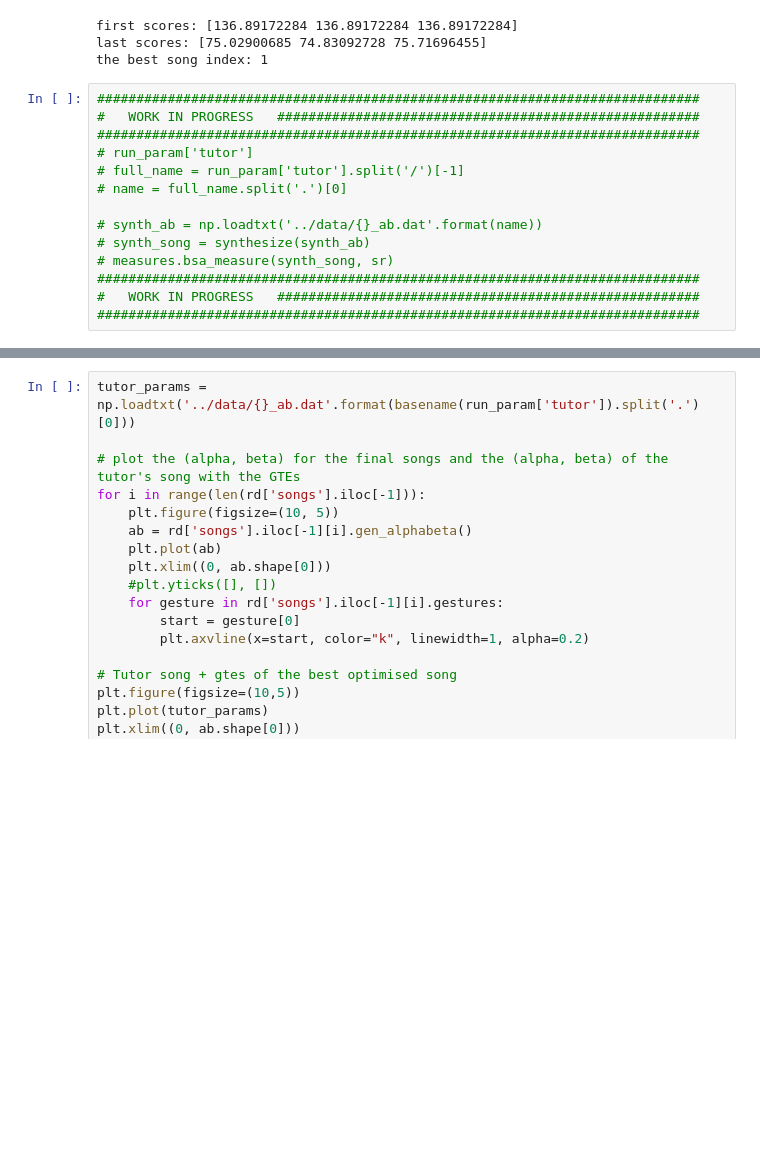
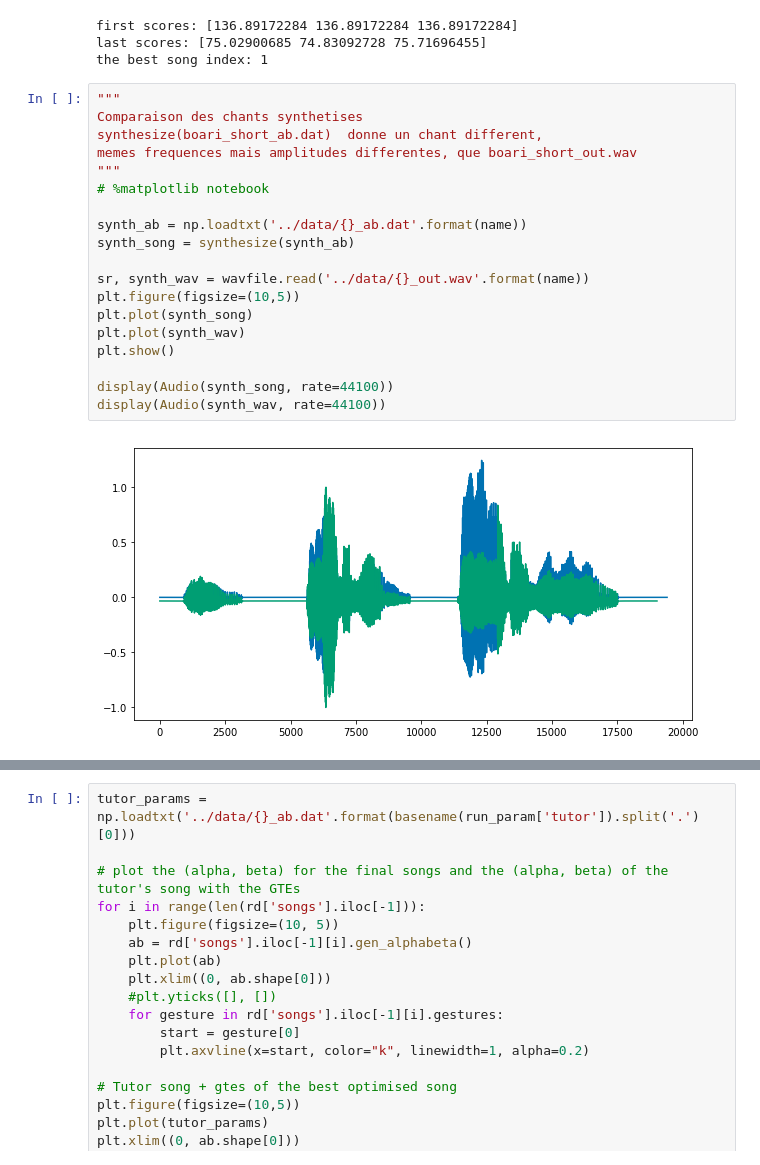
Before and after one commit to gnouveau/birdsonglearningmodel, a Jupyter notebook: analysis/song_fitter_analyser.ipynb, the cells around one changed output, grey strips where cells are left out. Cells and saved outputs as stored; diff of their text form; blank space fills up the shorter version.

```diff
--- a/analysis/song_fitter_analyser.ipynb
+++ b/analysis/song_fitter_analyser.ipynb
@@ -336,17 +329,24 @@ print("the best song index: {}".format(best))
 first scores: [136.89172284 136.89172284 136.89172284]
 last scores: [75.02900685 74.83092728 75.71696455]
 the best song index: 1
-# %%
-#############################################################################
-#   WORK IN PROGRESS   ######################################################
-#############################################################################
-# run_param['tutor']
-# full_name = run_param['tutor'].split('/')[-1]
-# name = full_name.split('.')[0]
-
-# synth_ab = np.loadtxt('../data/{}_ab.dat'.format(name))
-# synth_song = synthesize(synth_ab)
-# measures.bsa_measure(synth_song, sr)
-#############################################################################
-#   WORK IN PROGRESS   ######################################################
-#############################################################################
+# %%
+"""
+Comparaison des chants synthetises
+synthesize(boari_short_ab.dat)  donne un chant different,
+memes frequences mais amplitudes differentes, que boari_short_out.wav
+"""
+# %matplotlib notebook
+
+synth_ab = np.loadtxt('../data/{}_ab.dat'.format(name))
+synth_song = synthesize(synth_ab)
+
+sr, synth_wav = wavfile.read('../data/{}_out.wav'.format(name))
+plt.figure(figsize=(10,5))
+plt.plot(synth_song)
+plt.plot(synth_wav)
+plt.show()
+
+display(Audio(synth_song, rate=44100))
+display(Audio(synth_wav, rate=44100))
+# %% [output]
+[figure, added]
```
Also changed, not shown: parts of 10 cells of this notebook, 8 other files.
